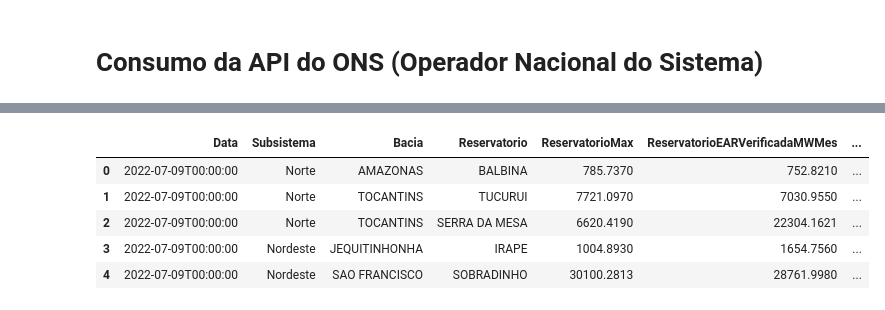
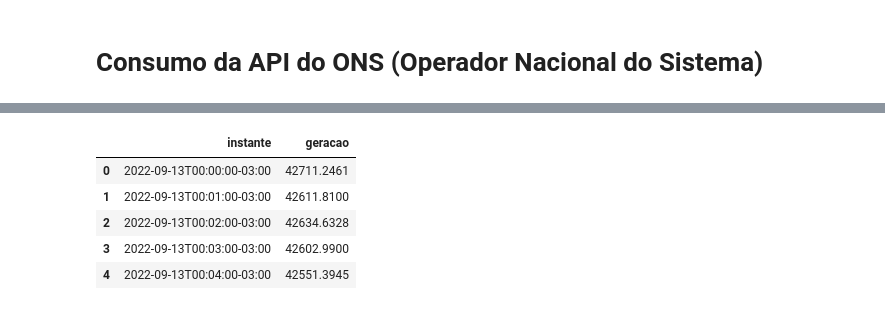
Before and after one commit to thiago-umbelino/ons, a Jupyter notebook: ONS_API.ipynb, the cells around one changed output, grey strips where cells are left out. Drawn from its saved outputs; the diff is of its cells as text; code cells hidden in the pictures.

Commit message:
Adding more data and plots on notebook

```diff
--- a/ONS_API.ipynb
+++ b/ONS_API.ipynb
@@ -50,13 +165,20 @@ headers["Content-Type"] = "application/json"
+# %%
+url = "https://integra.ons.org.br/api/energiaagora/Get/Geracao_SIN_Hidraulica_json"
+
+headers = CaseInsensitiveDict()
+headers["Accept"] = "application/json"
+headers["Authorization"] = f"Bearer {token}"
+headers["Content-Type"] = "application/json"
 # %%
 # requisitando e JSON e transformando em DataFrame
 
 resp = requests.get(url, headers=headers)
-df2 = pd.read_json(resp.content)
-df2.head()
+df_geracao = pd.read_json(resp.content)
+df_geracao.head()
 # %% [output]
-|  | Data | Subsistema | Bacia | Reservatorio | ReservatorioMax | ReservatorioEARVerificadaMWMes | ... |
-| 0 | 2022-07-09T00:00:00 | Norte | AMAZONAS | BALBINA | 785.7370 | 752.8210 | ... |
-| 1 | 2022-07-09T00:00:00 | Norte | TOCANTINS | TUCURUI | 7721.0970 | 7030.9550 | ... |
-| 2 | 2022-07-09T00:00:00 | Norte | TOCANTINS | SERRA DA MESA | 6620.4190 | 22304.1621 | ... |
-| 3 | 2022-07-09T00:00:00 | Nordeste | JEQUITINHONHA | IRAPE | 1004.8930 | 1654.7560 | ... |
-| 4 | 2022-07-09T00:00:00 | Nordeste | SAO FRANCISCO | SOBRADINHO | 30100.2813 | 28761.9980 | ... |
+|  | instante | geracao |
+| 0 | 2022-09-13T00:00:00-03:00 | 42711.2461 |
+| 1 | 2022-09-13T00:01:00-03:00 | 42611.8100 |
+| 2 | 2022-09-13T00:02:00-03:00 | 42634.6328 |
+| 3 | 2022-09-13T00:03:00-03:00 | 42602.9900 |
+| 4 | 2022-09-13T00:04:00-03:00 | 42551.3945 |
```
Also changed, not shown: parts of 105 cells of this notebook.
